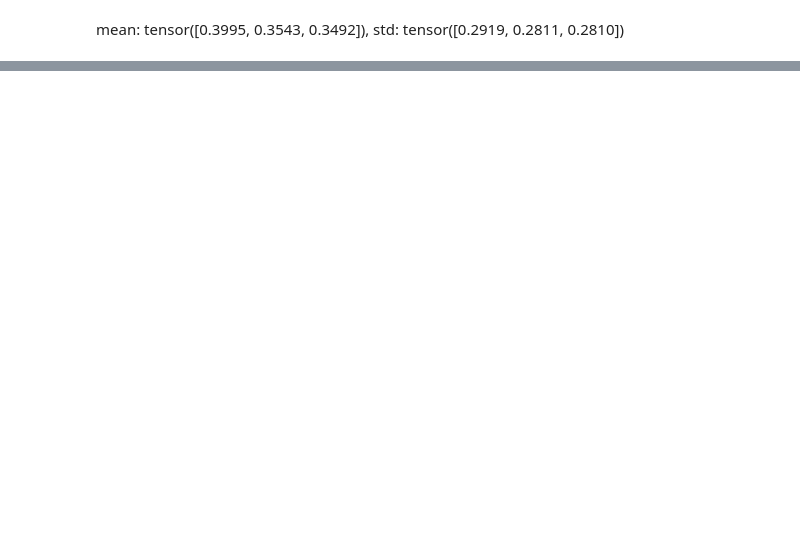
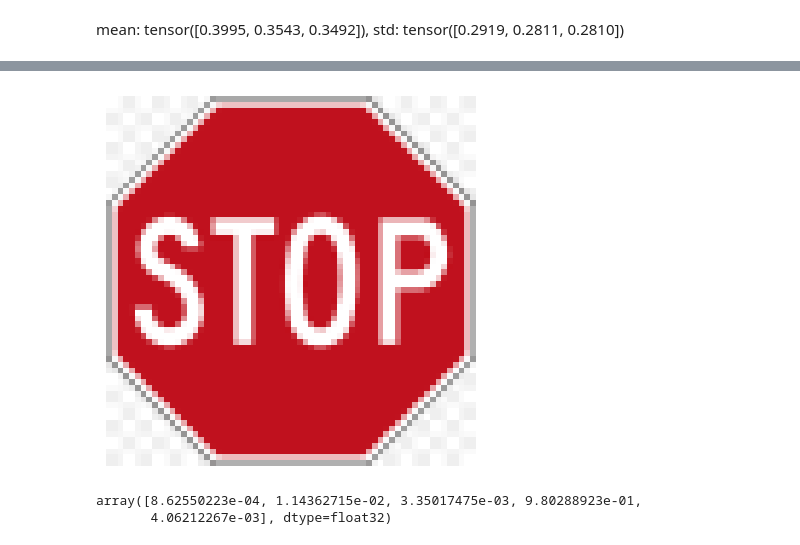
Before and after one commit to LucianoBatista/get-things-done-pytorch, a Jupyter notebook: chaps/chap_03.ipynb, the cells around one changed output, grey strips where cells are left out. Cells and saved outputs as stored; diff of their text form; code cells hidden in the pictures; blank space fills up the shorter version.

```diff
--- a/chaps/chap_03.ipynb
+++ b/chaps/chap_03.ipynb
@@ -193,0 +466,5 @@ transformers_train_val_test = {
+# %%
+# classifying unseen images
+show_image("data/unseen_placas_transito/png-transparent-stop-sign-traffic-sign-coloring-book-manual-on-uniform-traffic-control-devices-afraid-child-text-rectangle-thumbnail.png")
+# %% [output]
+[figure, added]
@@ -193,0 +480,6 @@ transformers_train_val_test = {
+# %%
+pred = predict_proba(base_model, 'data/unseen_placas_transito/png-transparent-stop-sign-traffic-sign-coloring-book-manual-on-uniform-traffic-control-devices-afraid-child-text-rectangle-thumbnail.png')
+pred
+# %% [output]
+array([8.62550223e-04, 1.14362715e-02, 3.35017475e-03, 9.80288923e-01,
+       4.06212267e-03], dtype=float32)
```
Also changed, not shown: parts of 28 cells of this notebook, 4 other files.
